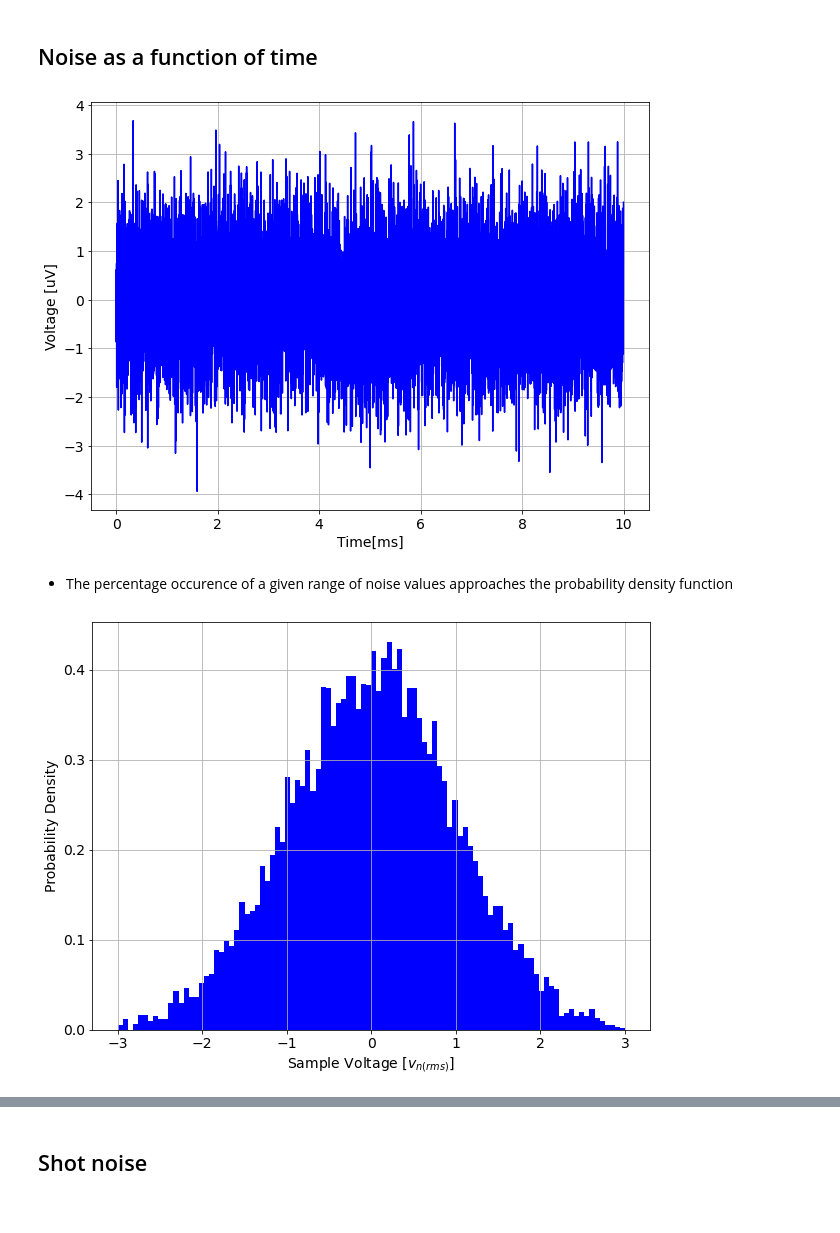
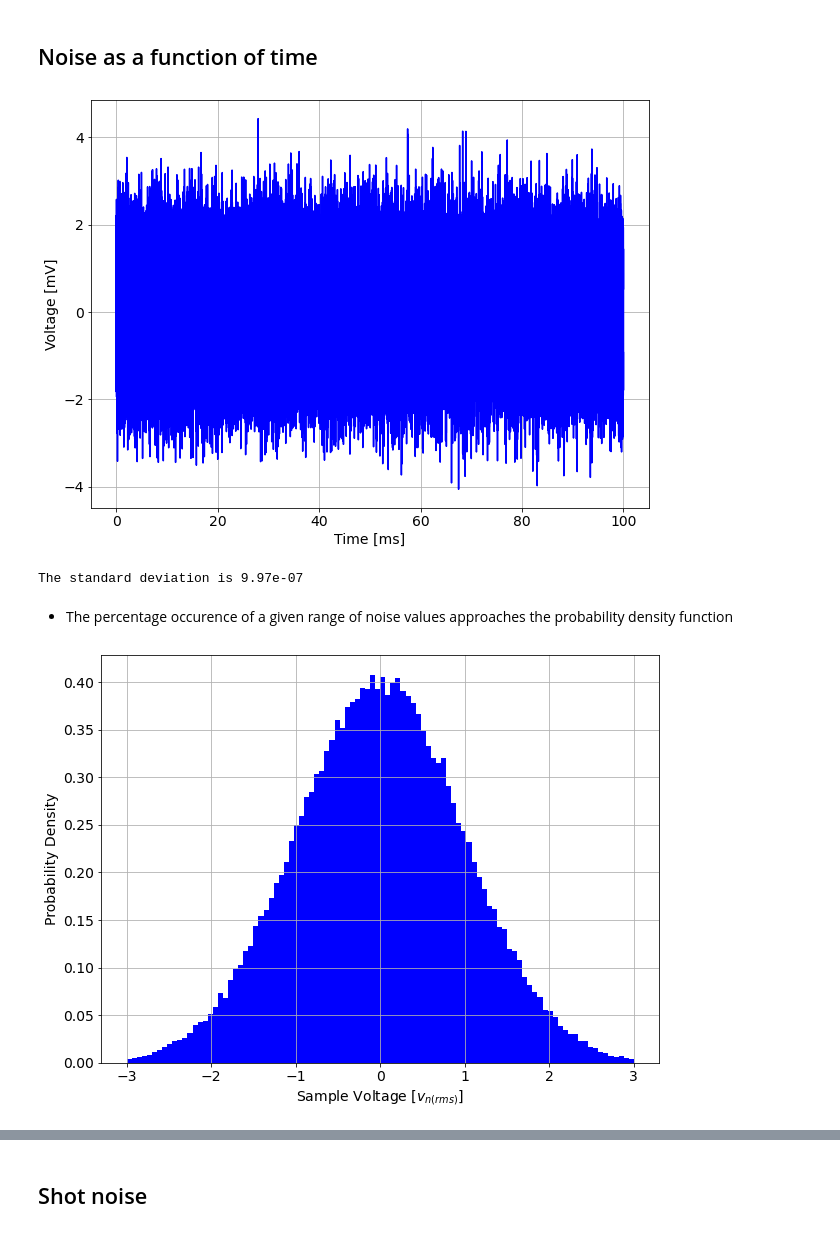
Before and after one commit to uw-analog/ee538-spring2021, a Jupyter notebook: Lecture/2021_3_31_EE538_Lecture1_noise_fundamentals.ipynb, the cells around one changed output, grey strips where cells are left out. Cells and saved outputs as stored; diff of their text form; code cells hidden in the pictures.

```diff
--- a/Lecture/2021_3_31_EE538_Lecture1_noise_fundamentals.ipynb
+++ b/Lecture/2021_3_31_EE538_Lecture1_noise_fundamentals.ipynb
@@ -673,19 +707,23 @@ plot_xy(vn_range/vn_rms, vn_ampl, r'Instantaneous Noise Voltage [$\sigma_{v_n}$]
 [figure]
 # %% [markdown]
 ## Noise as a function of time
-# %%
-vn_rms = 1e-6
-fenb = 1/R/C/2/np.pi
-t = np.arange(0,10e-3,step=1e-6)
-noise_filt = band_limited_noise(0, fenb, samples=np.size(t), samplerate=1)
-vn_t = noise_filt*vn_rms/np.std(noise_filt)
-plot_xy(1e3*t, 1e6*vn_t, 'Time[ms]', 'Voltage [uV]')
-# %% [output]
-[figure, removed]
+# %%
+vn_rms = 1e-6                                     # rms noise value (standard deviation)
+fenb = 500e3                                      # 500kHz noise bandwidth
+N = 100e-3*fenb*2                                 # N noise samples
+t = np.arange(N) / fenb / 2                       # sample at exactly 2x the noise bandwidth
+vn_t = np.random.normal(0, vn_rms, size=t.shape)  # random sequence with a Gaussian distribution
+plot_xy(1e3*t, 1e6*vn_t, 'Time [ms]', 'Voltage [mV]')
+# %% [output]
+[figure, added]
+# %%
+print('The standard deviation is', np.round(np.std(vn_t),9))
+# %% [output]
+The standard deviation is 9.97e-07
 # %% [markdown]
 - The percentage occurence of a given range of noise values approaches the probability density function
 # %%
 noise_hist(vn_t, vn_rms, 100)
 # %% [output]
-[figure, old version]
+[figure, new version]
 # %% [markdown]
```
Also changed, not shown: parts of 29 cells of this notebook, 1 other file.
